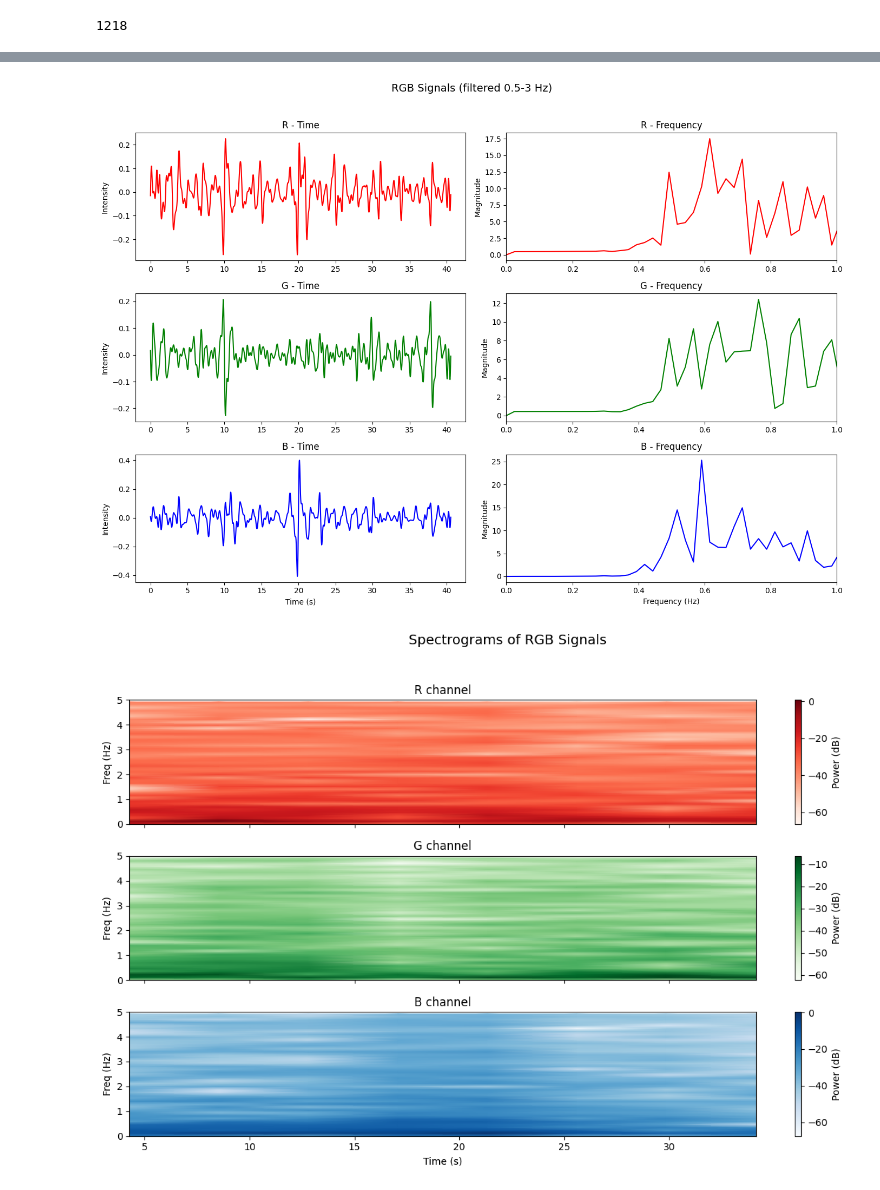
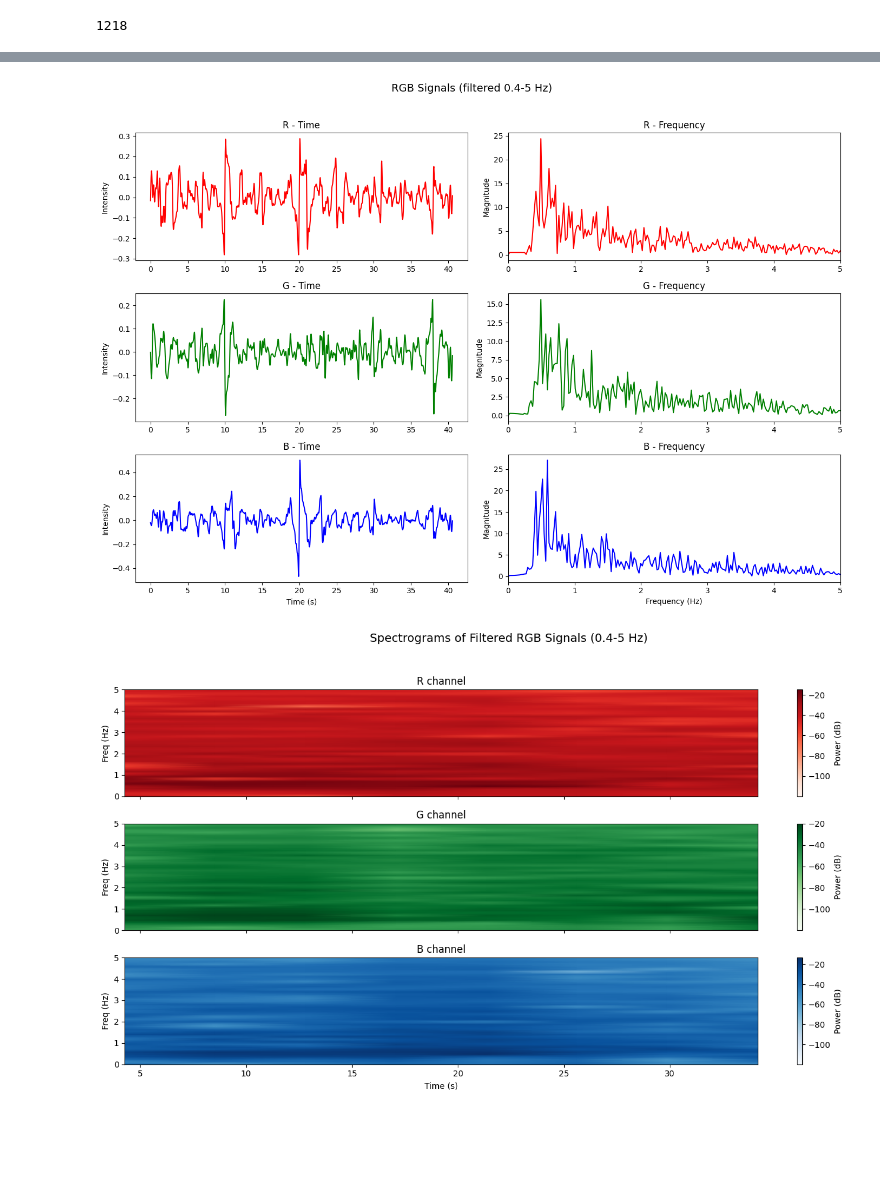
Before and after one commit to sophia-celine/rPPG, a Jupyter notebook: initial_tests/rPPGrough.ipynb, the cells around one changed output, grey strips where cells are left out. Cells and saved outputs as stored; diff of their text form; code cells hidden in the pictures; blank space fills up the shorter version.

```diff
--- a/initial_tests/rPPGrough.ipynb
+++ b/initial_tests/rPPGrough.ipynb
@@ -166,8 +174,8 @@ def butter_bandpass_filter(data, lowcut, highcut, fs, order=4):
 
 def plot_filtered_signals(df, lowcut, highcut, filter_order=4, fps=30):
     """
-    Plot filtered R, G, B signals in time and frequency domains
-    using subplots (3x2: R,G,B rows and Time/Freq columns).
+    Plot filtered R, G, B signals in time and frequency domains (3x2 subplots)
+    and also plot their spectrograms.
     """
     r_raw = df["Mean_R"].values
     g_raw = df["Mean_G"].values
@@ -185,6 +193,7 @@ def plot_filtered_signals(df, lowcut, highcut, filter_order=4, fps=30):
     g_fft = np.abs(np.fft.rfft(g - np.mean(g)))
     b_fft = np.abs(np.fft.rfft(b - np.mean(b)))
 
+    # === Time & Frequency plots ===
     fig, axes = plt.subplots(3, 2, figsize=(14, 10))
     fig.suptitle(f"RGB Signals (filtered {lowcut}-{highcut} Hz)", fontsize=14)
 
@@ -212,12 +221,30 @@ def plot_filtered_signals(df, lowcut, highcut, filter_order=4, fps=30):
     axes[2,1].set_xlabel('Frequency (Hz)')
 
     for ax in axes[:,1]:
-        ax.set_xlim(0, 1)
+        ax.set_xlim(0, 5)
         ax.set_ylabel('Magnitude')
 
     plt.tight_layout(rect=[0, 0, 1, 0.96])
     plt.show()
+
+    # === Spectrograms ===
+    fig, axes = plt.subplots(3, 1, figsize=(14, 8), sharex=True)
+    fig.suptitle(f"Spectrograms of Filtered RGB Signals ({lowcut}-{highcut} Hz)", fontsize=14)
+
+    signals = [(r, 'R', 'Reds'), (g, 'G', 'Greens'), (b, 'B', 'Blues')]
+    for ax, (sig, label, cmap) in zip(axes, signals):
+        f, tt, Sxx = spectrogram(sig, fs=fps, nperseg=256, noverlap=128)
+        im = ax.pcolormesh(tt, f, 10*np.log10(Sxx+1e-12), shading='gouraud', cmap=cmap)
+        ax.set_ylabel('Freq (Hz)')
+        ax.set_ylim(0, 5)
+        ax.set_title(f'{label} channel')
+        fig.colorbar(im, ax=ax, orientation='vertical', label='Power (dB)')
+
+    axes[-1].set_xlabel('Time (s)')
+    plt.tight_layout(rect=[0, 0, 1, 0.95])
+    plt.show()
 # %%
-plot_filtered_signals(pd.read_csv('rgb_signals_android.csv'), 0.5, 3, 5)
+plot_filtered_signals(pd.read_csv('rgb_signals_android.csv'), 0.4, 5, 5)
 # %% [output]
-[figure, old version]
+[figure, new version]
+[figure, added]
@@ -262,4 +250,0 @@ def plot_rgb_spectrograms(df, fps=30, nperseg=256, noverlap=128, fmax=5):
-# %%
-plot_rgb_spectrograms(pd.read_csv('rgb_signals_android.csv'))
-# %% [output]
-[figure, removed]
```
Also changed, not shown: parts of 10 cells of this notebook, 3 other files.
